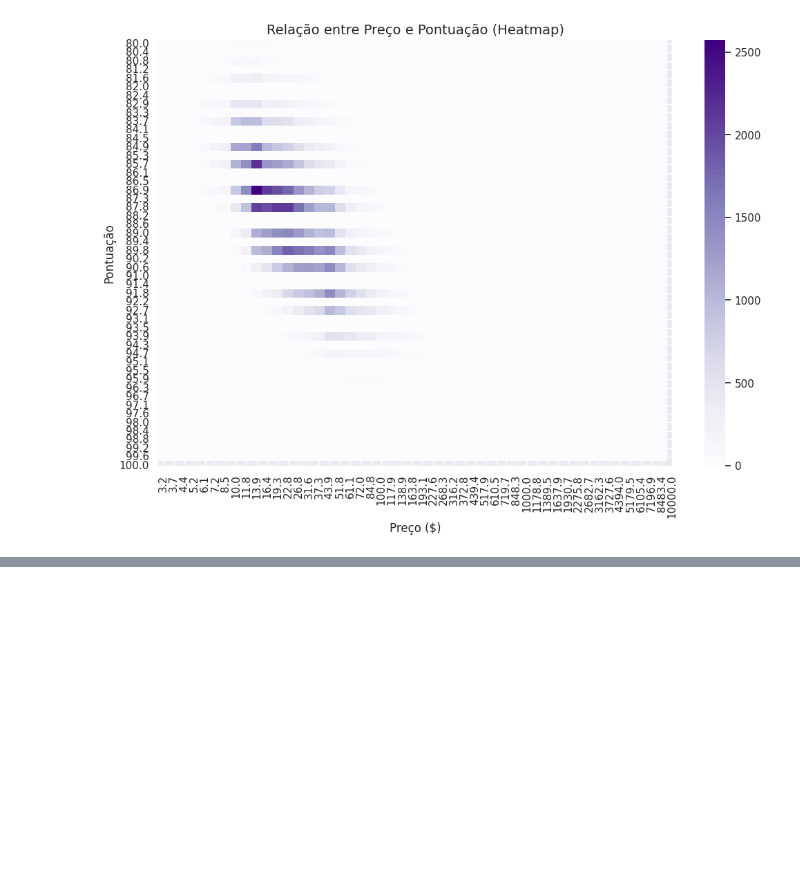
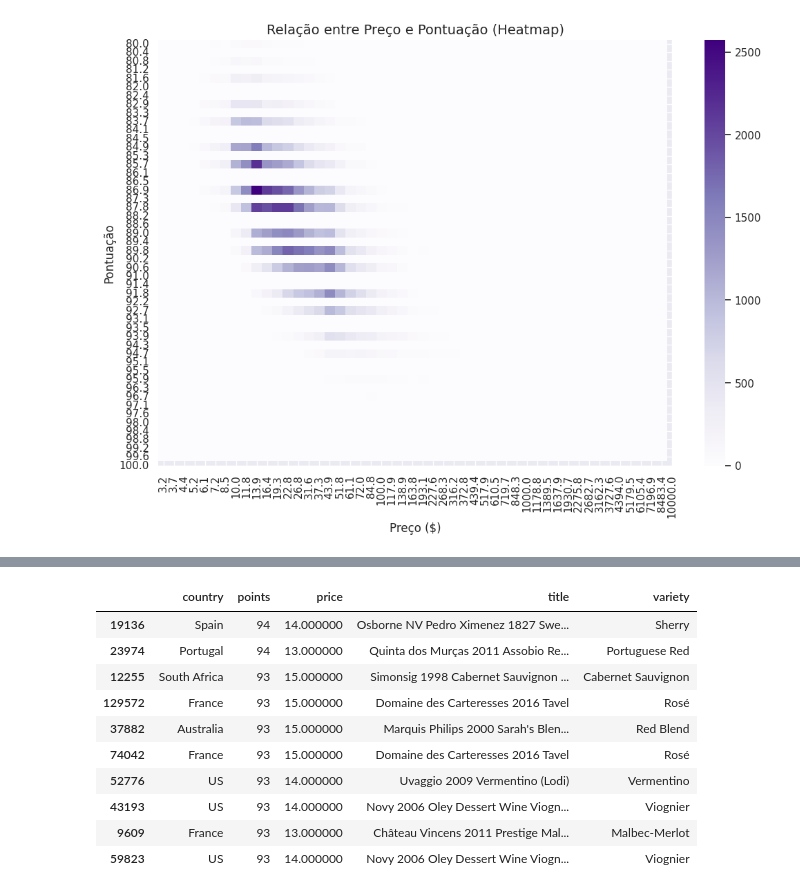
Before and after one commit to Niltonguerra/mineracaoDeDados6Semestre, a Jupyter notebook: Nilton_Dionisio_Guerra_P1.ipynb, the cells around one changed output, grey strips where cells are left out. Saved outputs shown, nothing was run; the diff lists cells and outputs as text; code cells hidden in the pictures; blank space fills up the shorter version.

```diff
--- a/Nilton_Dionisio_Guerra_P1.ipynb
+++ b/Nilton_Dionisio_Guerra_P1.ipynb
@@ -409,0 +476,17 @@ df1[df1['price'] == df1['price'].max()][:1]
+# %%
+under_15 = df1.drop(['description','province','winery'], axis=1)
+under_15 = under_15[under_15['price'] <= 15]
+under_15 = under_15.sort_values(by='points',ascending=False)[:10]
+under_15.style.background_gradient(cmap='YlOrRd',high=0.5,subset=['price'])
+# %% [output]
+|  | country | points | price | title | variety |
+| 19136 | Spain | 94 | 14.000000 | Osborne NV Pedro Ximenez 1827 Swe... | Sherry |
+| 23974 | Portugal | 94 | 13.000000 | Quinta dos Murças 2011 Assobio Re... | Portuguese Red |
+| 12255 | South Africa | 93 | 15.000000 | Simonsig 1998 Cabernet Sauvignon ... | Cabernet Sauvignon |
+| 129572 | France | 93 | 15.000000 | Domaine des Carteresses 2016 Tavel | Rosé |
+| 37882 | Australia | 93 | 15.000000 | Marquis Philips 2000 Sarah's Blen... | Red Blend |
+| 74042 | France | 93 | 15.000000 | Domaine des Carteresses 2016 Tavel | Rosé |
+| 52776 | US | 93 | 14.000000 | Uvaggio 2009 Vermentino (Lodi) | Vermentino |
+| 43193 | US | 93 | 14.000000 | Novy 2006 Oley Dessert Wine Viogn... | Viognier |
+| 9609 | France | 93 | 13.000000 | Château Vincens 2011 Prestige Mal... | Malbec-Merlot |
+| 59823 | US | 93 | 14.000000 | Novy 2006 Oley Dessert Wine Viogn... | Viognier |
```
Also changed, not shown: parts of 6 cells of this notebook.
